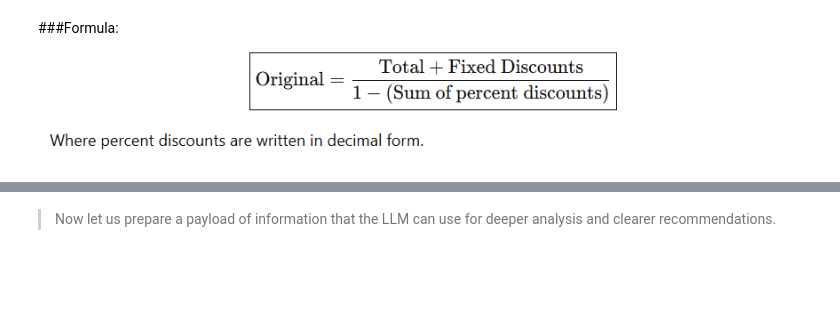
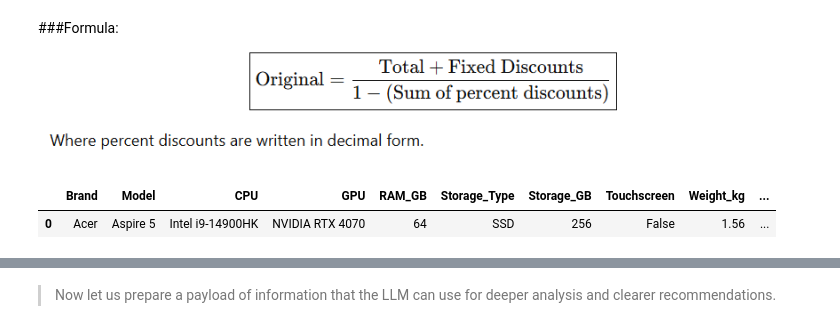
Before and after one commit to starscream1114-source/ADALL_github, a Jupyter notebook: ADALL_Preparing_and_Modelling.ipynb, the cells around one changed output, grey strips where cells are left out. Saved outputs shown, nothing was run; the diff lists cells and outputs as text; code cells hidden in the pictures; blank space fills up the shorter version.

```diff
--- a/ADALL_Preparing_and_Modelling.ipynb
+++ b/ADALL_Preparing_and_Modelling.ipynb
@@ -243,6 +309,11 @@ df.columns
 # %% [markdown]
 ###Formula:
 ![image.png](embedded-picture-1)
+# %%
+df.head(1)
+# %% [output]
+|  | Brand | Model | CPU | GPU | RAM_GB | Storage_Type | Storage_GB | Touchscreen | Weight_kg | ... |
+| 0 | Acer | Aspire 5 | Intel i9-14900HK | NVIDIA RTX 4070 | 64 | SSD | 256 | False | 1.56 | ... |
 # %%
 #replace Price_SGD with original price of all discounts and price
 df['Price_SGD'] = ((
```
Also changed, not shown: parts of 9 cells of this notebook.
